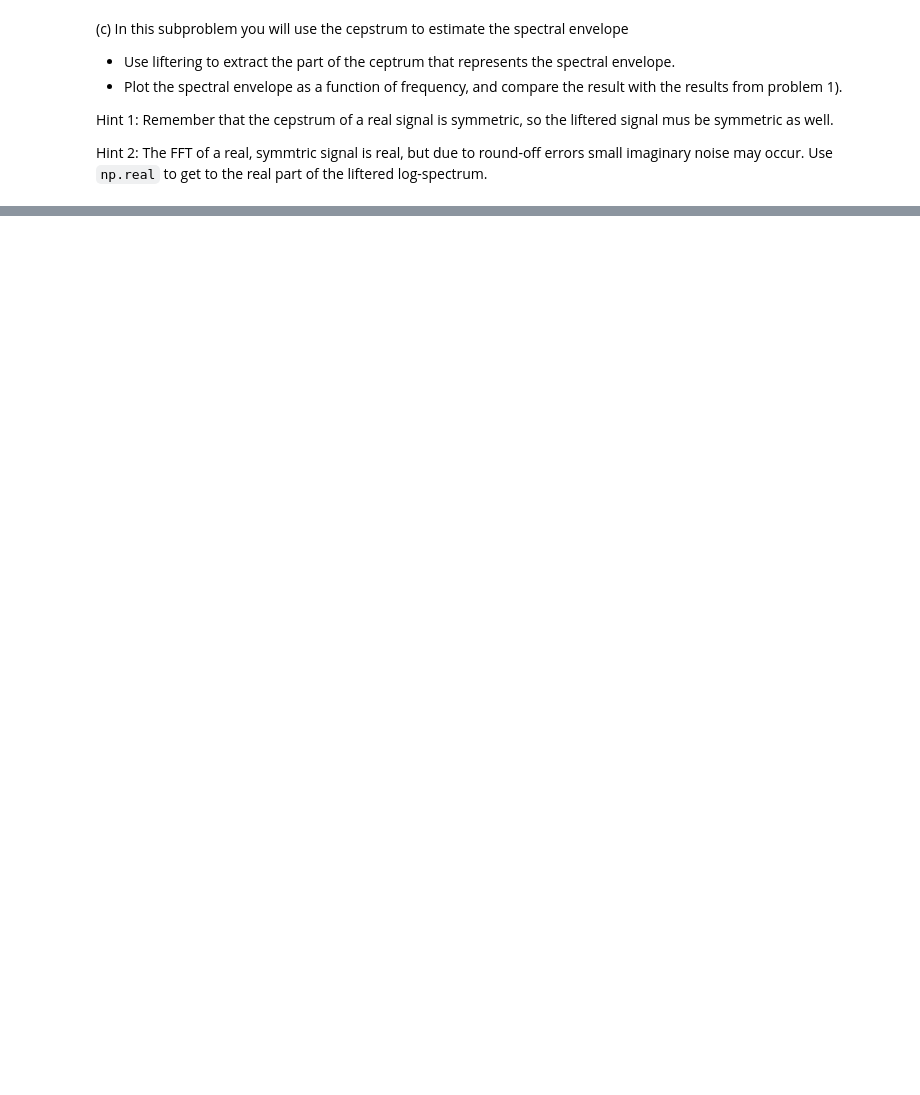
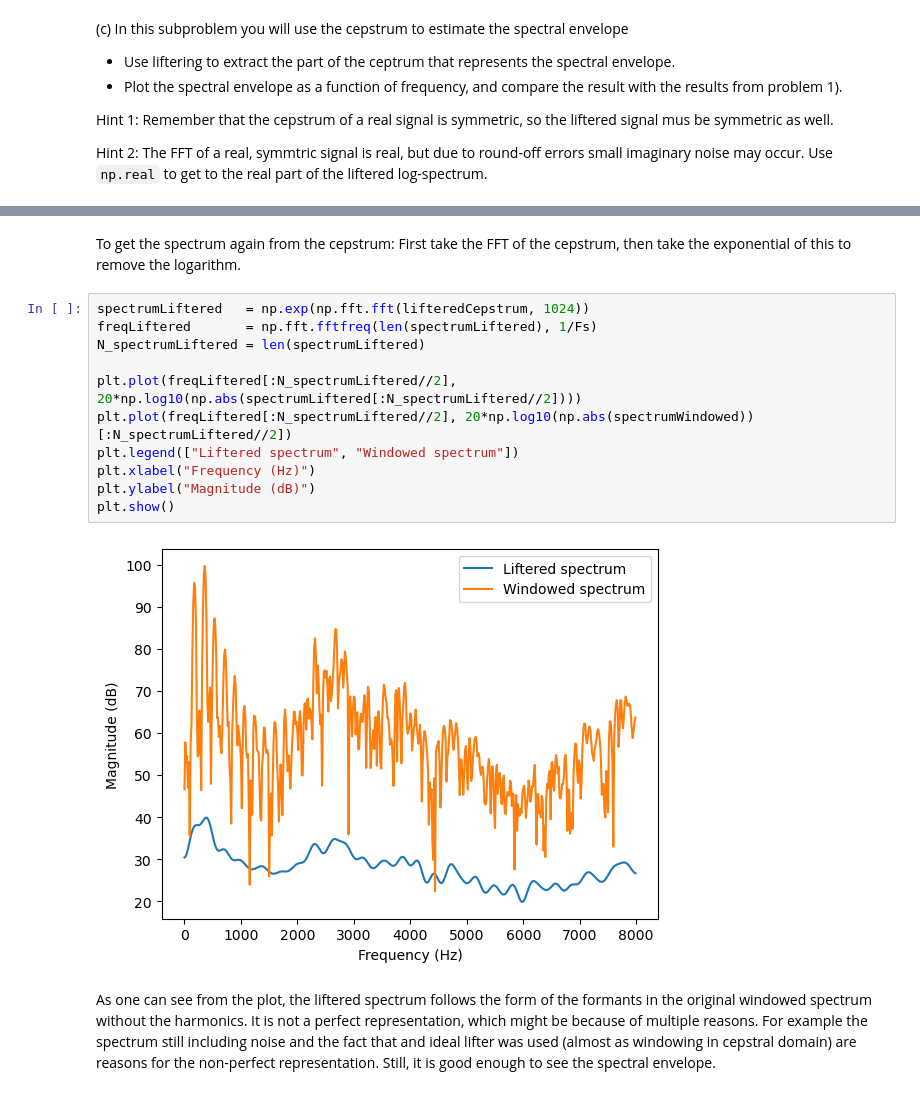
Before and after one commit to martinfsl/TTT4185, a Jupyter notebook: Assignments/Assignment_1/TTT4185_assignment_1.ipynb, the cells around one changed output, grey strips where cells are left out. Drawn from its saved outputs; the diff is of its cells as text; blank space fills up the shorter version.

```diff
--- a/Assignments/Assignment_1/TTT4185_assignment_1.ipynb
+++ b/Assignments/Assignment_1/TTT4185_assignment_1.ipynb
@@ -204,0 +265,18 @@ Hint 2: The FFT of a real, symmtric signal is real, but due to round-off errors
+# %% [markdown]
+To get the spectrum again from the cepstrum:
+First take the FFT of the cepstrum, then take the exponential of this to remove the logarithm.
+# %%
+spectrumLiftered   = np.exp(np.fft.fft(lifteredCepstrum, 1024))
+freqLiftered       = np.fft.fftfreq(len(spectrumLiftered), 1/Fs)
+N_spectrumLiftered = len(spectrumLiftered)
+
+plt.plot(freqLiftered[:N_spectrumLiftered//2], 20*np.log10(np.abs(spectrumLiftered[:N_spectrumLiftered//2])))
+plt.plot(freqLiftered[:N_spectrumLiftered//2], 20*np.log10(np.abs(spectrumWindowed))[:N_spectrumLiftered//2])
+plt.legend(["Liftered spectrum", "Windowed spectrum"])
+plt.xlabel("Frequency (Hz)")
+plt.ylabel("Magnitude (dB)")
+plt.show()
+# %% [output]
+[figure, added]
+# %% [markdown]
+As one can see from the plot, the liftered spectrum follows the form of the formants in the original windowed spectrum without the harmonics. It is not a perfect representation, which might be because of multiple reasons. For example the spectrum still including noise and the fact that and ideal lifter was used (almost as windowing in cepstral domain) are reasons for the non-perfect representation. Still, it is good enough to see the spectral envelope.
```
Also changed, not shown: parts of 24 cells of this notebook.
